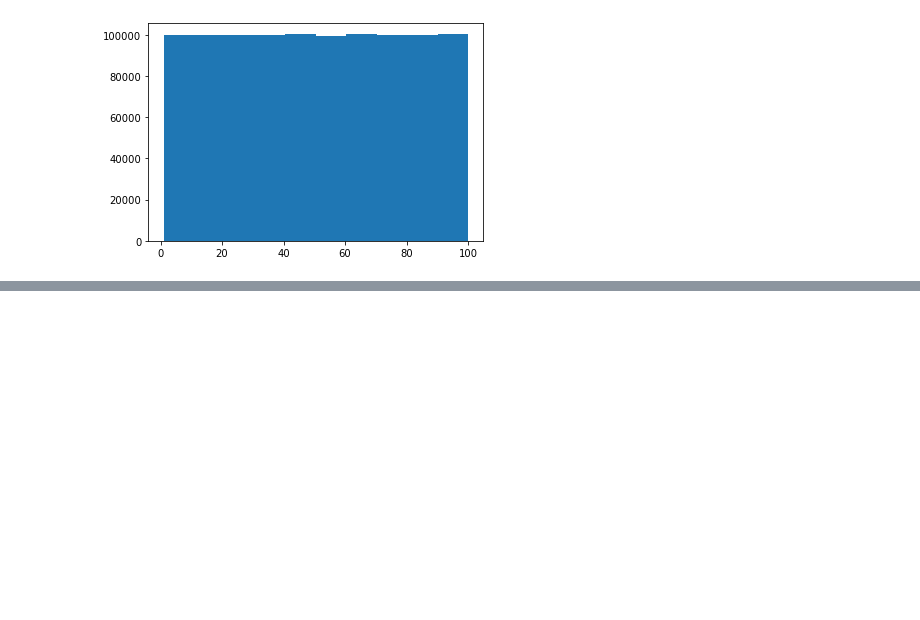
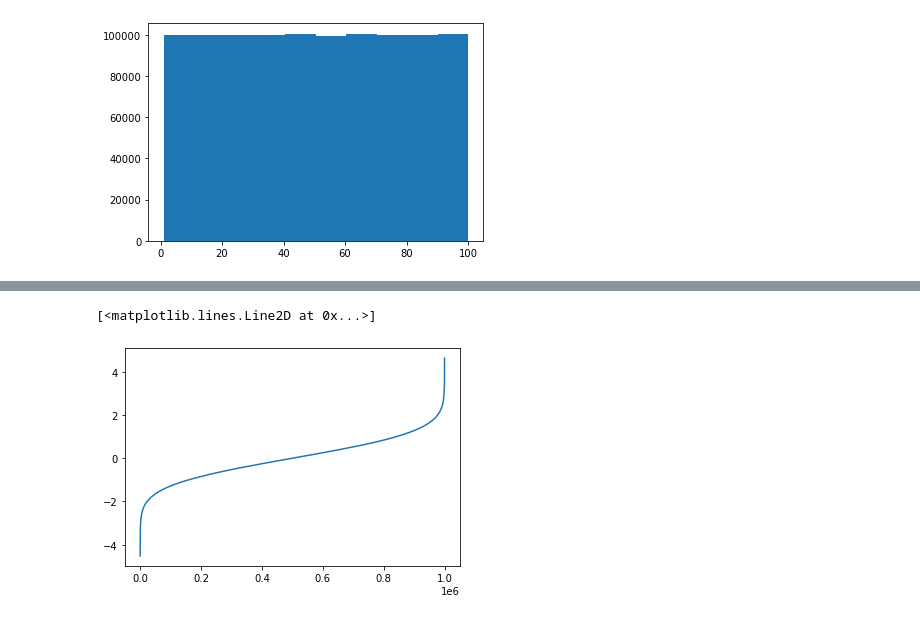
Before and after one commit to diego19508/python-ml-course, a Jupyter notebook: Course/T2 - 2- Data Cleaning - Funciones de distribucion de probabilidad.ipynb, the cells around one changed output, grey strips where cells are left out. Saved outputs shown, nothing was run; the diff lists cells and outputs as text; code cells hidden in the pictures; blank space fills up the shorter version.

```diff
--- a/Course/T2 - 2- Data Cleaning - Funciones de distribucion de probabilidad.ipynb
+++ b/Course/T2 - 2- Data Cleaning - Funciones de distribucion de probabilidad.ipynb
@@ -28,0 +48,5 @@ plt.hist(data)
+# %%
+plt.plot(x,sorted(data))
+# %% [output]
+[<matplotlib.lines.Line2D at 0x...>]
+[figure, added]
```
Also changed, not shown: parts of 10 cells of this notebook.
